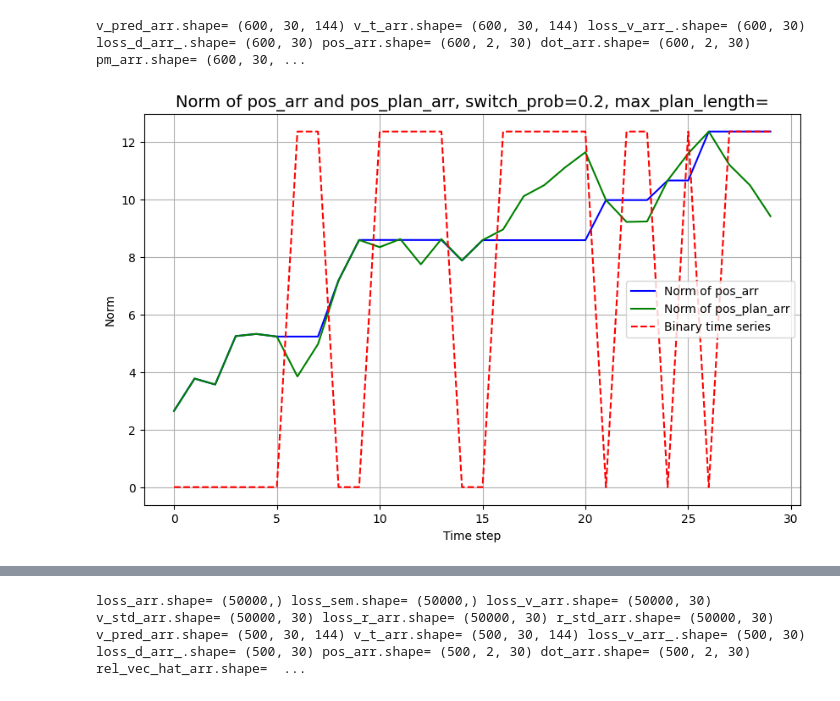
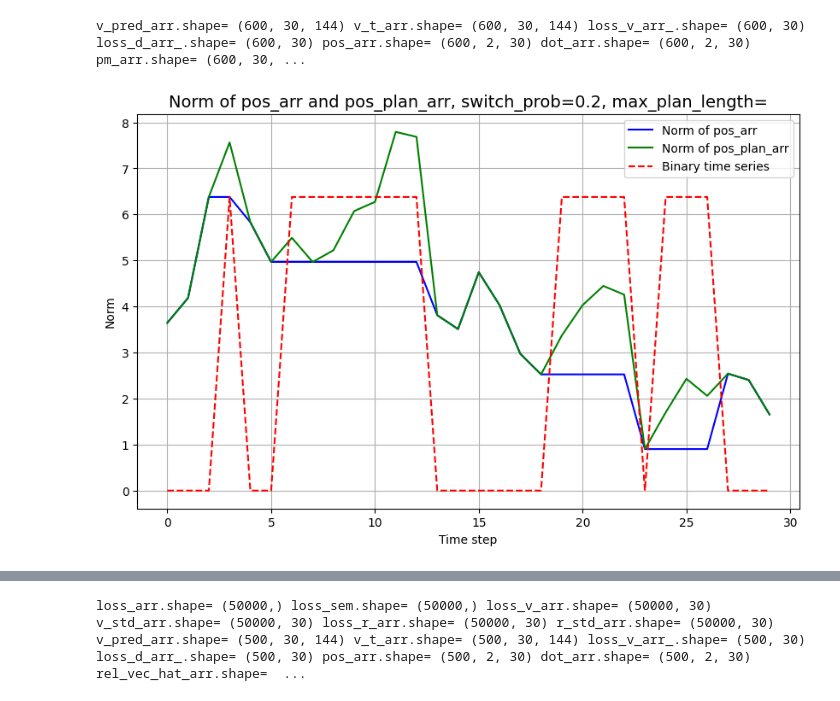
Before and after one commit to lukerj00/meta_rl_ego_sim, a Jupyter notebook: sc_project/fnt_analysis_new.ipynb, the cells around one changed output, grey strips where cells are left out. Drawn from its saved outputs; the diff is of its cells as text; code cells hidden in the pictures.

```diff
--- a/sc_project/fnt_analysis_new.ipynb
+++ b/sc_project/fnt_analysis_new.ipynb
@@ -307,33 +307,33 @@ print('v_pred_arr.shape=',v_pred_arr.shape,'v_t_arr.shape=',v_t_arr.shape,'loss_
 # %% [output]
 v_pred_arr.shape= (600, 30, 144) v_t_arr.shape= (600, 30, 144) loss_v_arr_.shape= (600, 30) loss_d_arr_.shape= (600, 30) pos_arr.shape= (600, 2, 30) dot_arr.shape= (600, 2, 30) pm_arr.shape= (600, 30, ...
 # %%
-# plot timeseries, v7,8
+# plot timeseries, v7+
 %matplotlib inline
 
-k = 5
-binary_array = pm_arr[k,:,:].T # -1
+k = 0
+binary_array = pm_arr[k,:,:].T # .T, -1
 
 # Calculate the norms
 norm_pos_arr = jnp.linalg.norm(pos_arr[k,:,:].T, axis=1)
 norm_pos_plan_arr = jnp.linalg.norm(pos_plan_arr[k,:,:].T, axis=1)
 
 # Create the plot
 plt.figure(figsize=(10, 6))
 
 # Plotting norms
-plt.plot(norm_pos_arr, label="Norm of pos_arr", color='blue')
-plt.plot(norm_pos_plan_arr, label="Norm of pos_plan_arr", color='green')
+plt.plot(norm_pos_arr[:], label="Norm of pos_arr", color='blue')
+plt.plot(norm_pos_plan_arr[:], label="Norm of pos_plan_arr", color='green')
 
 # Plotting binary time series
 plt.plot(binary_array[0,:] * norm_pos_arr.max(), label="Binary time series", color='red', linestyle='--')
 
 # Additional plot settings
 plt.title(f"Norm of pos_arr and pos_plan_arr, switch_prob={'0.2'}, max_plan_length={''}", fontsize=14)
 plt.xlabel("Time step")
 plt.ylabel("Norm")
 plt.legend()
 plt.grid(True)
 
 plt.show()
 # %% [output]
-[figure, old version]
+[figure, new version]
```
Also changed, not shown: parts of 5 cells of this notebook, 1 other file.
